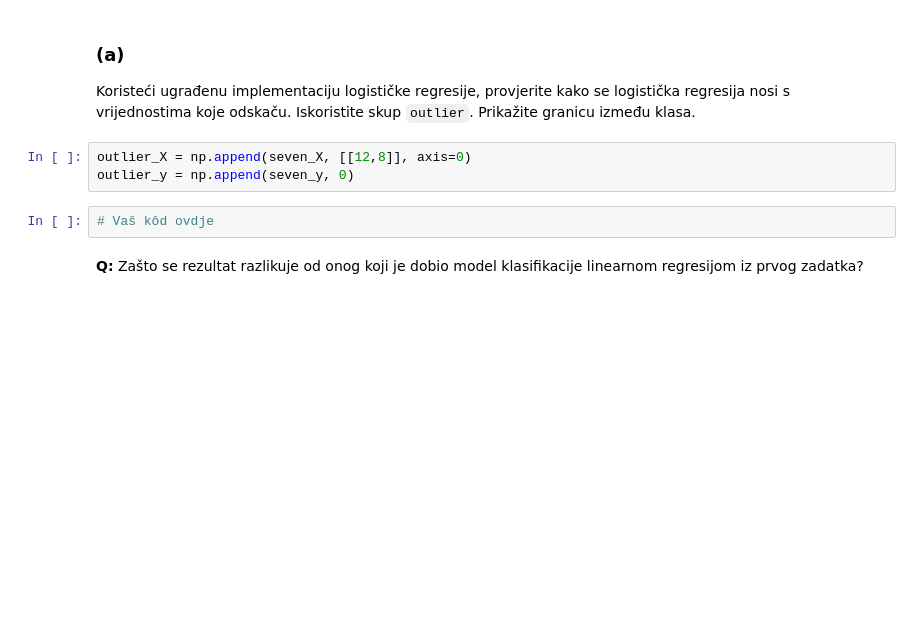
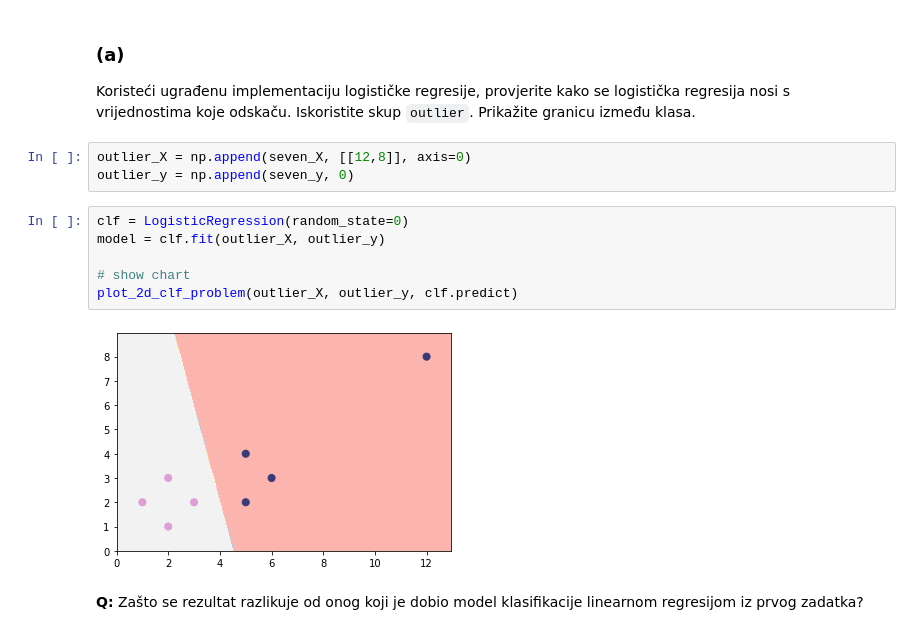
Before and after one commit to sskender/machine-learning-1, a Jupyter notebook: SU1-2021-06-07-LR.ipynb, the cells around one changed output. Drawn from its saved outputs; the diff is of its cells as text; blank space fills up the shorter version.

```diff
--- a/SU1-2021-06-07-LR.ipynb
+++ b/SU1-2021-06-07-LR.ipynb
@@ -221,8 +288,14 @@ Koristeći ugrađenu implementaciju logističke regresije, provjerite kako se lo
 # %%
 outlier_X = np.append(seven_X, [[12,8]], axis=0)
 outlier_y = np.append(seven_y, 0)
-# %%
-# Vaš kôd ovdje
+# %%
+clf = LogisticRegression(random_state=0)
+model = clf.fit(outlier_X, outlier_y)
+
+# show chart
+plot_2d_clf_problem(outlier_X, outlier_y, clf.predict)
+# %% [output]
+[figure, added]
 # %% [markdown]
 **Q:** Zašto se rezultat razlikuje od onog koji je dobio model klasifikacije linearnom regresijom iz prvog zadatka?
 # %% [markdown]
```
Also changed, not shown: parts of 9 cells of this notebook.
